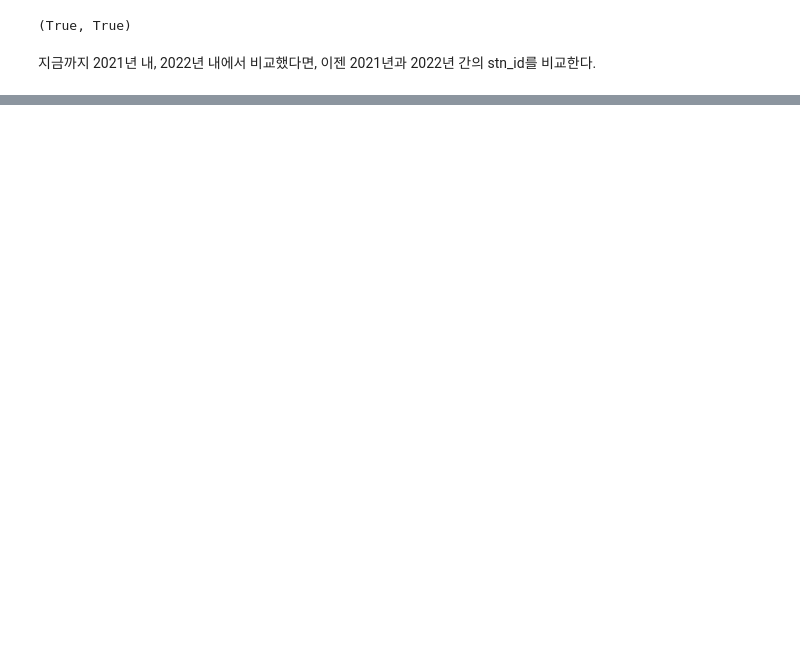
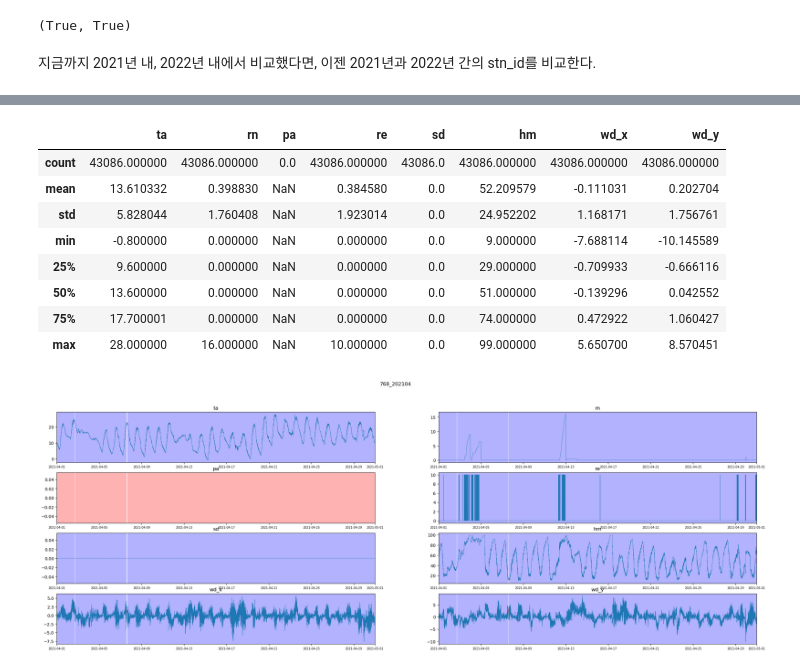
Before and after one commit to bamtol5430/EDA, a Jupyter notebook: dlqc/eda.ipynb, the cells around one changed output, grey strips where cells are left out. Saved outputs shown, nothing was run; the diff lists cells and outputs as text; code cells hidden in the pictures; blank space fills up the shorter version.

```diff
--- a/dlqc/eda.ipynb
+++ b/dlqc/eda.ipynb
@@ -160,0 +507,9 @@ TODO - 시각화(full range 비율, 기상요소 사용비율, 결측치 비율
+# %%
+# 데이터 로딩이 느리므로 pickle로 저장, 불러오며 사용
+if os.path.isfile(os.path.join(data_dir, 'dfs_2021.pickle')):
+    with open(os.path.join(data_dir, 'dfs_2021.pickle'), 'rb') as f:
+        dfs_2021 = pickle.load(f)
+else:
+    dfs_2021 = all_dfs(dlqc, year=2021)
+    with open(os.path.join(data_dir, 'dfs_2021.pickle'), 'wb') as f:
+        pickle.dump(dfs_2021, f, protocol=pickle.HIGHEST_PROTOCOL)
@@ -160,0 +569,24 @@ TODO - 시각화(full range 비율, 기상요소 사용비율, 결측치 비율
+# %%
+# pick_year = np.random.choice(years)
+pick_year = 2021
+pick_stn_id = np.random.choice(list(getattr(dlqc, f'min_{pick_year}')))
+pick_month = np.random.choice(np.where(getattr(dlqc, f'min_{pick_year}')[pick_stn_id])[0]) + 1
+# pick_year = 2021
+# pick_stn_id = 562
+# pick_month = 12
+
+
+pick_min_df, pick_qcd_df = dfs_2021.get_min_qcd_df(pick_year, pick_month, pick_stn_id)
+pick_min_df, pick_qcd_df, pick_intp_df = draw_graph(year=pick_year, month=pick_month, stn_id=pick_stn_id, min_df=pick_min_df, qcd_df=pick_qcd_df)
+pick_min_df.describe()
+# %% [output]
+|  | ta | rn | pa | re | sd | hm | wd_x | wd_y |
+| count | 43086.000000 | 43086.000000 | 0.0 | 43086.000000 | 43086.0 | 43086.000000 | 43086.000000 | 43086.000000 |
+| mean | 13.610332 | 0.398830 | NaN | 0.384580 | 0.0 | 52.209579 | -0.111031 | 0.202704 |
+| std | 5.828044 | 1.760408 | NaN | 1.923014 | 0.0 | 24.952202 | 1.168171 | 1.756761 |
+| min | -0.800000 | 0.000000 | NaN | 0.000000 | 0.0 | 9.000000 | -7.688114 | -10.145589 |
+| 25% | 9.600000 | 0.000000 | NaN | 0.000000 | 0.0 | 29.000000 | -0.709933 | -0.666116 |
+| 50% | 13.600000 | 0.000000 | NaN | 0.000000 | 0.0 | 51.000000 | -0.139296 | 0.042552 |
+| 75% | 17.700001 | 0.000000 | NaN | 0.000000 | 0.0 | 74.000000 | 0.472922 | 1.060427 |
+| max | 28.000000 | 16.000000 | NaN | 10.000000 | 0.0 | 99.000000 | 5.650700 | 8.570451 |
+[figure, added]
```
Also changed, not shown: parts of 38 cells of this notebook.
